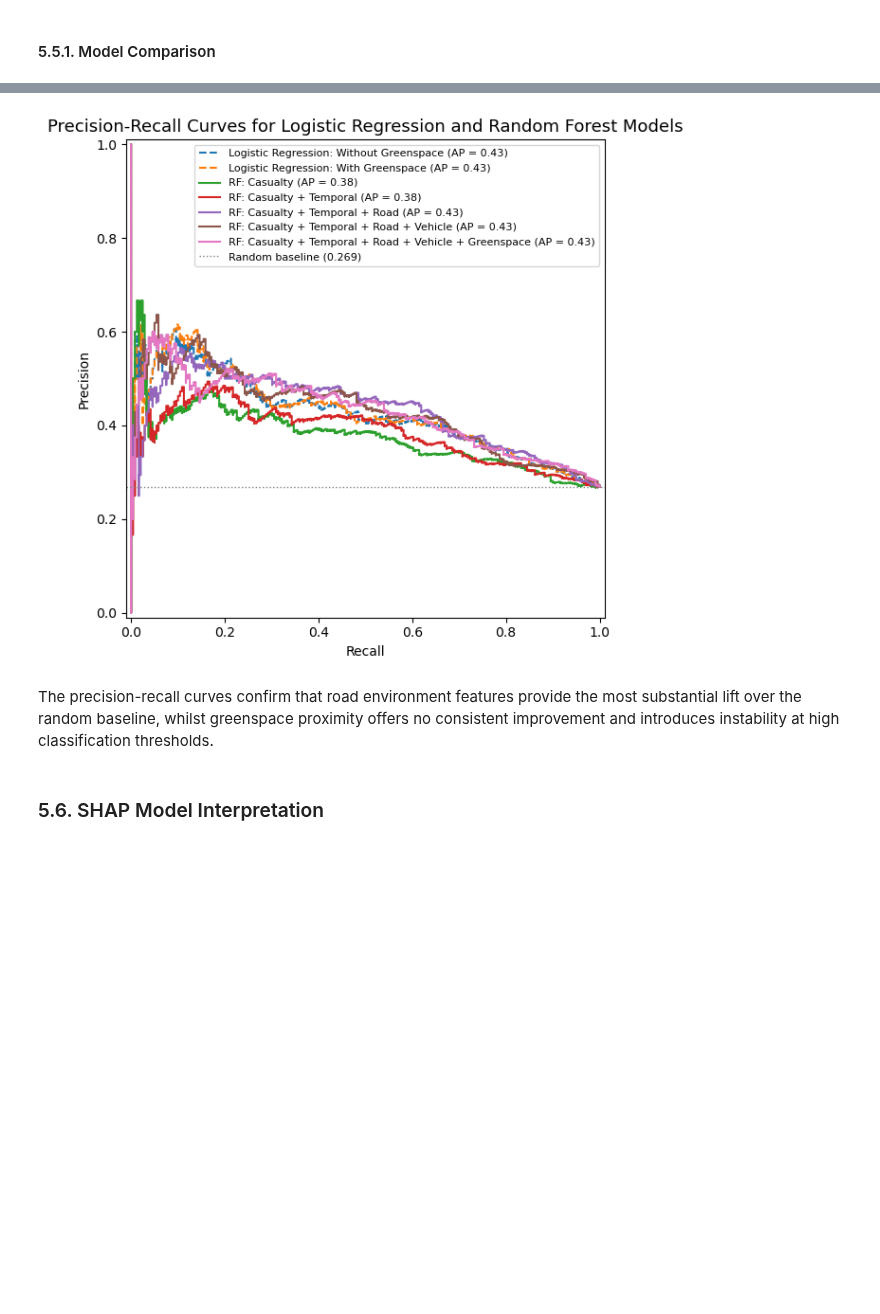
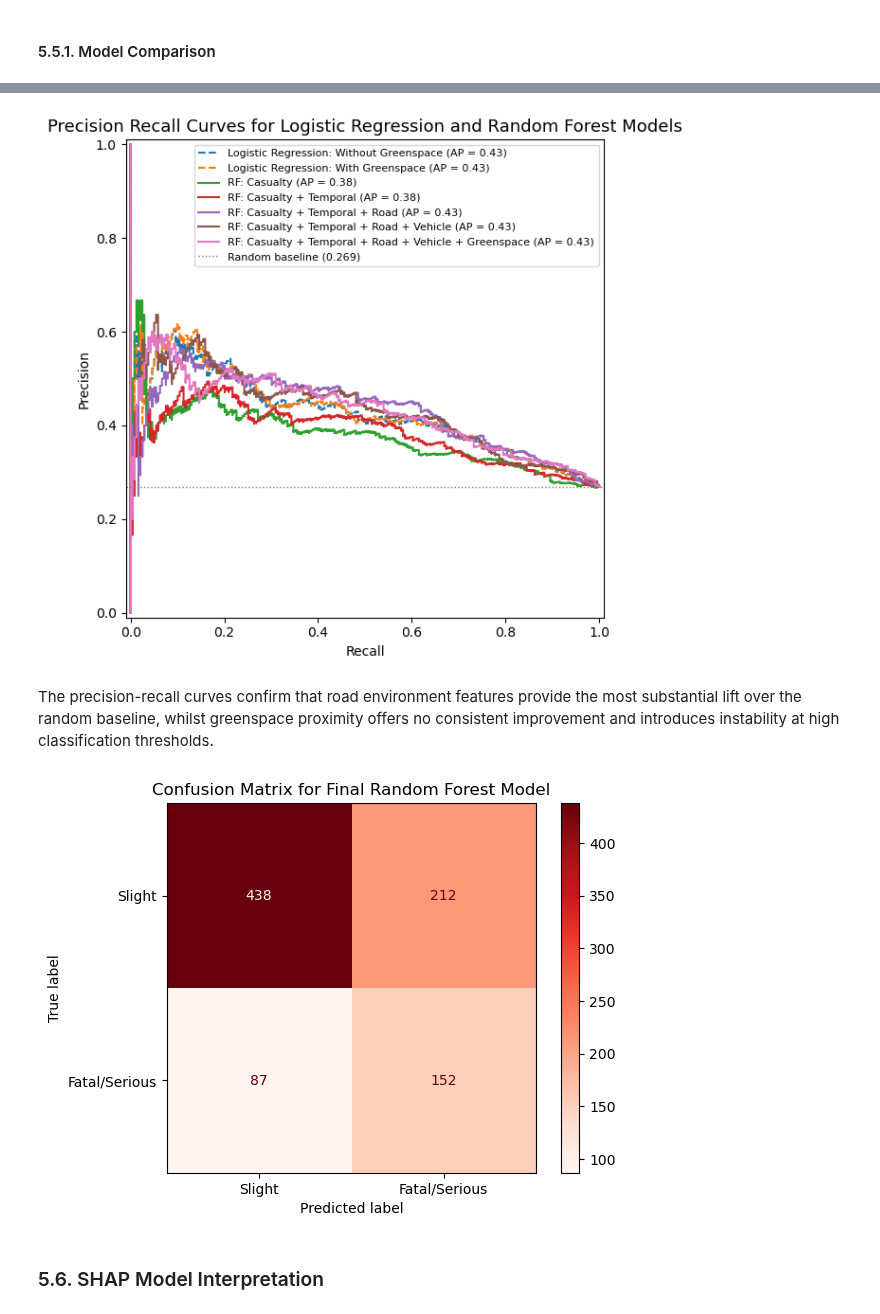
Before and after one commit to christychoicc/DSSS_Coursework, a Jupyter notebook: DSSS_Pedestrian_Severity.ipynb, the cells around one changed output, grey strips where cells are left out. Cells and saved outputs as stored; diff of their text form; code cells hidden in the pictures; blank space fills up the shorter version.

Commit message:
revised model metrics

```diff
--- a/DSSS_Pedestrian_Severity.ipynb
+++ b/DSSS_Pedestrian_Severity.ipynb
@@ -1033,3 +1037,11 @@ Overall accuracy is therefore not interpreted as a primary model performance eva
+# %%
+def gmean_score(y_true, y_pred):
+    tn, fp, fn, tp = confusion_matrix(y_true, y_pred).ravel()
+
+    sensitivity = tp / (tp + fn) if (tp + fn) > 0 else 0
+    specificity = tn / (tn + fp) if (tn + fp) > 0 else 0
+
+    return np.sqrt(sensitivity * specificity)
 # %% [markdown]
 ### 5.3. Train Test Split
 This will be standardised to be used across all models to ensure fair comparison between models.
@@ -1177,6 +1189,8 @@ for model_name, feats in logit_feature_sets.items():
         'Precision': round(precision_score(y_test, test_preds, zero_division=0), 4),
         'Recall': round(recall_score(y_test, test_preds, zero_division=0), 4),
         'F1': round(f1_score(y_test, test_preds, zero_division=0), 4),
+        'G_mean': round(gmean_score(y_test, test_preds), 4),
+        'MCC': round(matthews_corrcoef(y_test, test_preds), 4),
         'ROC_AUC': round(roc_auc_score(y_test, test_probs), 4),
         'PR_AUC': round(average_precision_score(y_test, test_probs), 4)
     }
@@ -1202,7 +1216,7 @@ for model_name, feats in logit_feature_sets.items():
 # Display logistic regression comparison
 logit_results_df = pd.DataFrame(logit_results).T
 print("\nLogistic Regression Baseline Comparison:")
-print(logit_results_df[['Accuracy', 'Precision', 'Recall', 'F1', 'ROC_AUC', 'PR_AUC']].round(3))
+print(logit_results_df[['Accuracy', 'Precision', 'Recall', 'F1', 'G_mean', 'MCC', 'ROC_AUC', 'PR_AUC']].round(3))
 # %% [output]
 Logistic Regression: Without Greenspace
 Selected threshold: 0.45
@@ -1402,7 +1337,7 @@ for group_name, feats in feature_groups.items():
 
     threshold_df = pd.DataFrame(threshold_rows)
     best_threshold = threshold_df.sort_values('f1', ascending=False).iloc[0]['threshold']
-
+    res
     # Refit on train + validation
     pipe.fit(X_trainval[all_f], y_trainval)
 
@@ -1414,8 +1349,10 @@ for group_name, feats in feature_groups.items():
         'Threshold': round(best_threshold, 2),
         'Accuracy': round(accuracy_score(y_test, test_preds), 4),
         'Precision': round(precision_score(y_test, test_preds, zero_division=0), 4),
-        'Recall': round(recall_score(y_test, test_preds, zero_division=0), 4),
-        'F1': round(f1_score(y_test, test_preds, zero_division=0), 4),
+        'Recall': round(recall_score(y_test, test_preds), 4),
+        'F1': round(f1_score(y_test, test_preds), 4),
+        'G_mean': round(gmean_score(y_test, test_preds), 4),
+        'MCC': round(matthews_corrcoef(y_test, test_preds), 4),
         'ROC_AUC': round(roc_auc_score(y_test, test_probs), 4),
         'PR_AUC': round(average_precision_score(y_test, test_probs), 4)
     }
@@ -1557,9 +1494,20 @@ ax.legend(fontsize=8, loc='upper right')
 plt.tight_layout()
 plt.show()
 # %% [output]
-[figure, old version]
+[figure, new version]
 # %% [markdown]
 The precision-recall curves confirm that road environment features provide the most substantial lift over the random baseline, whilst greenspace proximity offers no consistent improvement and introduces instability at high classification thresholds.
+# %%
+ConfusionMatrixDisplay.from_predictions(
+    y_test,
+    group_models['Casualty + Temporal + Road + Vehicle']['test_preds'],
+    display_labels=['Slight', 'Fatal/Serious'],
+    cmap='Reds'
+)
+plt.title('Confusion Matrix for Final Random Forest Model')
+plt.show()
+# %% [output]
+[figure, added]
 # %% [markdown]
 ### 5.6. SHAP Model Interpretation
 # %%
```
Also changed, not shown: parts of 8 cells of this notebook.
